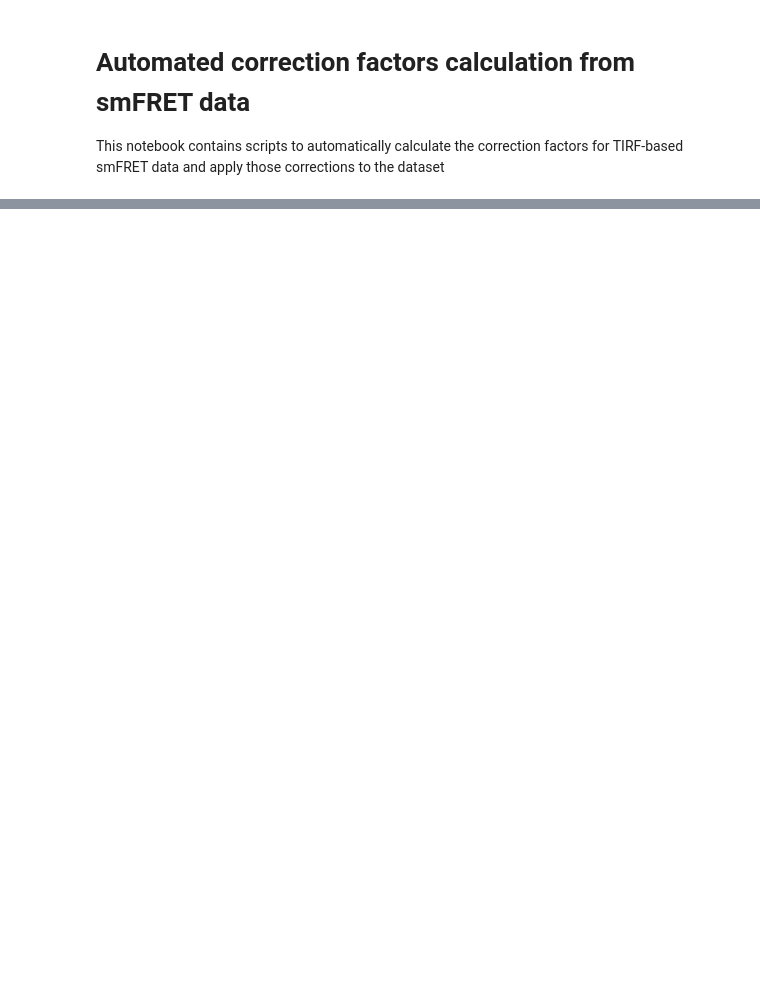
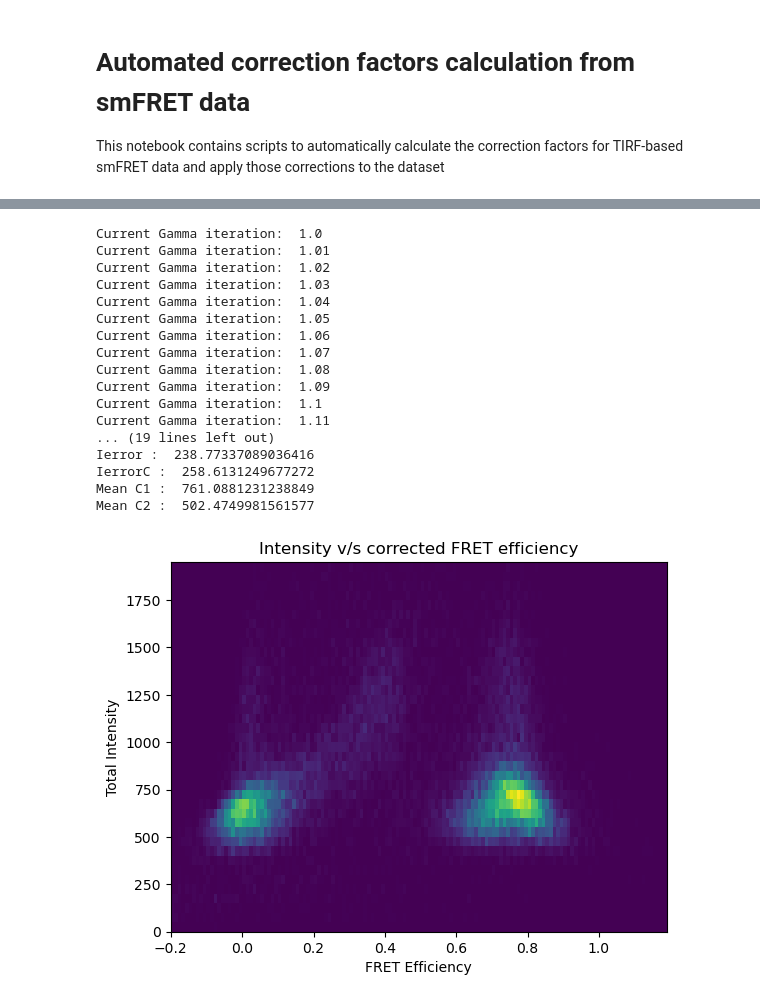
Before and after one commit to skoushik/Casimir_Programming_Course, a Jupyter notebook: FRETcorrection_AS.ipynb, the cells around one changed output, grey strips where cells are left out. Saved outputs shown, nothing was run; the diff lists cells and outputs as text; code cells hidden in the pictures; blank space fills up the shorter version.

```diff
--- a/FRETcorrection_AS.ipynb
+++ b/FRETcorrection_AS.ipynb
@@ -163,0 +104,79 @@ SyntaxError: invalid syntax (1160703600.py, line 5)
+# %%
+#Define Root-square error between the two mean intensities
+Ierror = np.sqrt(np.power((mean2-mean1),2))
+
+for gamma in np.arange(1,2.5,0.01):
+    print("Current Gamma iteration: ", gamma)
+
+    #Correct donor intensities with the correction factor(gamma) and calculate updated intensities and FRET
+    d_intCorrected = donor_int*gamma
+    total_intensityC = d_intCorrected + acceptor_int
+    fretC = acceptor_int / (total_intensityC)
+
+    #Calculate histogram with updated values
+    hist, x_edges, y_edges = np.histogram2d(fretC, total_intensityC, bins=[bins_f, bins_i])
+    x_centers = (x_edges[:-1] + x_edges[1:]) / 2
+    y_centers = (y_edges[:-1] + y_edges[1:]) / 2
+    X, Y = np.meshgrid(x_centers, y_centers)
+    xy = np.vstack((X.ravel(), Y.ravel()))
+
+    # Gaussian fit with updated values
+    clf = mixture.GaussianMixture(n_components=2, covariance_type="diag", init_params='k-means++', means_init=[[0.2,500], [0.7,500]])
+    X_train = np.vstack((fretC, total_intensityC)).T
+    params = clf.fit(X_train)
+
+    # Extract the mean1 and mean2 values from the fitted parameters
+    all_mean1, all_mean2 = clf.means_
+    meanC1 = all_mean1[1]
+    meanC2 = all_mean2[1]
+
+    IerrorC = np.sqrt(np.power((meanC2-meanC1),2))
+
+    #Check the updated root-square error before trying the next value
+    #This method only checks for local minima and not the global one (TODO)
+    if IerrorC < Ierror:
+       continue
+    else:
+       break
+
+#Plot before and after corrections
+plt.hist2d(fretC, total_intensityC, bins=[bins_f, bins_i])
+plt.colorbar()
+plt.xlabel('FRET Efficiency')
+plt.ylabel('Total Intensity')
+plt.title('Intensity v/s corrected FRET efficiency')
+
+
+plt.figure()
+plt.hist2d(fret, total_intensity, bins=[bins_f, bins_i])
+plt.colorbar()
+plt.xlabel('FRET Efficiency')
+plt.ylabel('Total Intensity')
+plt.title('Intensity v/s uncorrected FRET efficiency')
+
+
+#Print all factors
+print("Gamma : ", gamma)
+print("Ierror : ", Ierror)
+print("IerrorC : ", IerrorC)
+print("Mean C1 : ", meanC1)
+print("Mean C2 : ", meanC2)
+# %% [output]
+Current Gamma iteration:  1.0
+Current Gamma iteration:  1.01
+Current Gamma iteration:  1.02
+Current Gamma iteration:  1.03
+Current Gamma iteration:  1.04
+Current Gamma iteration:  1.05
+Current Gamma iteration:  1.06
+Current Gamma iteration:  1.07
+Current Gamma iteration:  1.08
+Current Gamma iteration:  1.09
+Current Gamma iteration:  1.1
+Current Gamma iteration:  1.11
+... (19 lines left out)
+Ierror :  238.77337089036416
+IerrorC :  258.6131249677272
+Mean C1 :  761.0881231238849
+Mean C2 :  502.4749981561577
+[figure, added]
```
Also changed, not shown: parts of 6 cells of this notebook.
